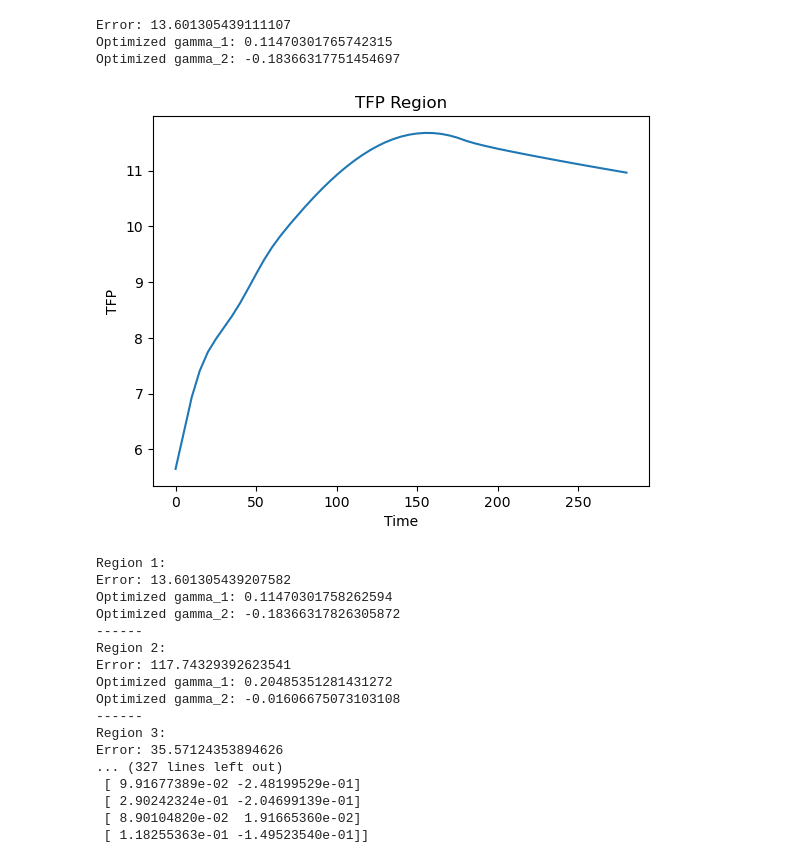
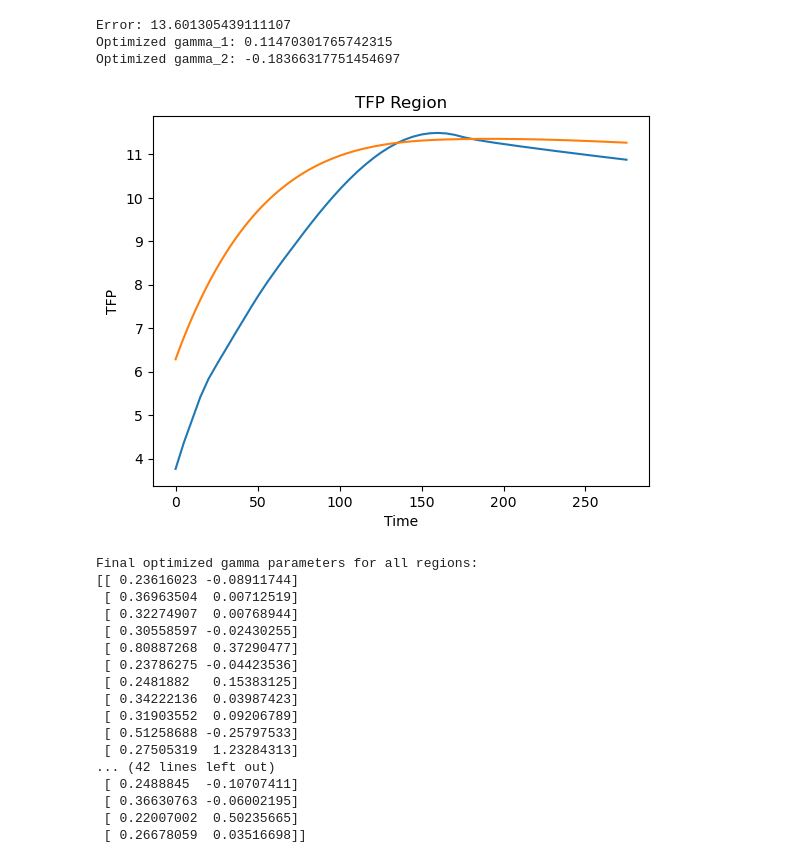
Before and after one commit to pollockDeVis/JUSTICE, a Jupyter notebook: endogenous_growth.ipynb, the cells around one changed output. Saved outputs shown, nothing was run; the diff lists cells and outputs as text; code cells hidden in the pictures.

Commit message:
added investment coefficient calibrated to all SSP projections. Starts from timestep 5 and is derived through fixed savings rate

```diff
--- a/endogenous_growth.ipynb
+++ b/endogenous_growth.ipynb
@@ -45,11 +45,21 @@ for t in range(len(time_horizon.model_time_horizon)):
 # plt.ylabel("Emissions Control")
 # plt.show()
 
+# 0 SSP119
+# 1 SSP126
+# 2 SSP245
+# 3 SSP370
+# 4 SSP434
+# 5 SSP460
+# 6 SSP534
+# 7 SSP585
+
+
 from src.model import JUSTICE
 from src.util.enumerations import *
 
 # Instantiate the model
-scenarios = 3
+scenarios = 4
 model = JUSTICE(
         scenario =scenarios,
         economy_type=Economy.NEOCLASSICAL,
@@ -236,23 +244,29 @@ fig.show()
 # %%
 # PLot tfp_region
 plt.plot(tfp_region)
+plt.plot(endogenous_tfp_optimized)
 
 plt.title("TFP Region")
 plt.xlabel("Time")
 plt.ylabel("TFP")
 plt.show()
 # %% [output]
-[figure, old version]
+[figure, new version]
 # %%
 import numpy as np
 from scipy.optimize import minimize
+
+fixed_savings_rate = model.economy.get_fixed_savings_rate(time_horizon.model_time_horizon)
+
+gdp_array = model.economy.gdp_array
+
 
 # Assuming tfp and investment_tfp are already defined with shapes (57, 286)
 tfp = model.economy.tfp
 investment_tfp = fixed_savings_rate * gdp_array
 # and start_timestep and depreciation_rate_tfp are given
 
-start_timestep = 10
+start_timestep = 5 # All gama start from 5 with fixed savings rate
 depreciation_rate_tfp = 0.01
 
 # Function to compute endogenous_tfp given gamma_1 and gamma_2
@@ -279,6 +293,9 @@ initial_guess = [0.0003, 0.373]
 # Array to store optimized gamma parameters for all regions
 optimized_gammas = np.zeros((len(data_loader.REGION_LIST), 2))  # Shape (57, 2) to store gamma_1 and gamma_2 for each region
 
+# Array to store computed endogenous TFP for plotting
+endogenous_tfps = []
+
 # Loop over each region
 for region_idx in range(len(data_loader.REGION_LIST)):
     tfp_region = tfp[region_idx, start_timestep:]
@@ -290,31 +307,36 @@ for region_idx in range(len(data_loader.REGION_LIST)):
     # Store the optimized gamma parameters
     optimized_gammas[region_idx, :] = result.x
 
+    # # Compute the endogenous TFP for the current region using optimized parameters
+    endogenous_tfp = compute_endogenous_tfp(result.x, investment_tfp_region, depreciation_rate_tfp)
+    endogenous_tfps.append(endogenous_tfp)
+
+
     # Print the error and results for debug purposes
-    print(f'Region {region_idx + 1}:')
-    print(f'Error: {result.fun}')
-    print(f'Optimized gamma_1: {result.x[0]}')
-    print(f'Optimized gamma_2: {result.x[1]}')
-    print('------')
+    # print(f'Region {region_idx + 1}:')
+    # print(f'Error: {result.fun}')
+    # print(f'Optimized gamma_1: {result.x[0]}')
+    # print(f'Optimized gamma_2: {result.x[1]}')
+    # print('------')
 
 # Print the final optimized gammas for all regions
 print('Final optimized gamma parameters for all regions:')
 print(optimized_gammas)
 # %% [output]
-Region 1:
-Error: 13.601305439207582
-Optimized gamma_1: 0.11470301758262594
-Optimized gamma_2: -0.18366317826305872
-------
-Region 2:
-Error: 117.74329392623541
-Optimized gamma_1: 0.20485351281431272
-Optimized gamma_2: -0.01606675073103108
-------
-Region 3:
-Error: 35.57124353894626
-... (327 lines left out)
- [ 9.91677389e-02 -2.48199529e-01]
- [ 2.90242324e-01 -2.04699139e-01]
- [ 8.90104820e-02  1.91665360e-02]
- [ 1.18255363e-01 -1.49523540e-01]]
+Final optimized gamma parameters for all regions:
+[[ 0.23616023 -0.08911744]
+ [ 0.36963504  0.00712519]
+ [ 0.32274907  0.00768944]
+ [ 0.30558597 -0.02430255]
+ [ 0.80887268  0.37290477]
+ [ 0.23786275 -0.04423536]
+ [ 0.2481882   0.15383125]
+ [ 0.34222136  0.03987423]
+ [ 0.31903552  0.09206789]
+ [ 0.51258688 -0.25797533]
+ [ 0.27505319  1.23284313]
+... (42 lines left out)
+ [ 0.2488845  -0.10707411]
+ [ 0.36630763 -0.06002195]
+ [ 0.22007002  0.50235665]
+ [ 0.26678059  0.03516698]]
```
Also changed, not shown: parts of 6 cells of this notebook, 1 other file.
